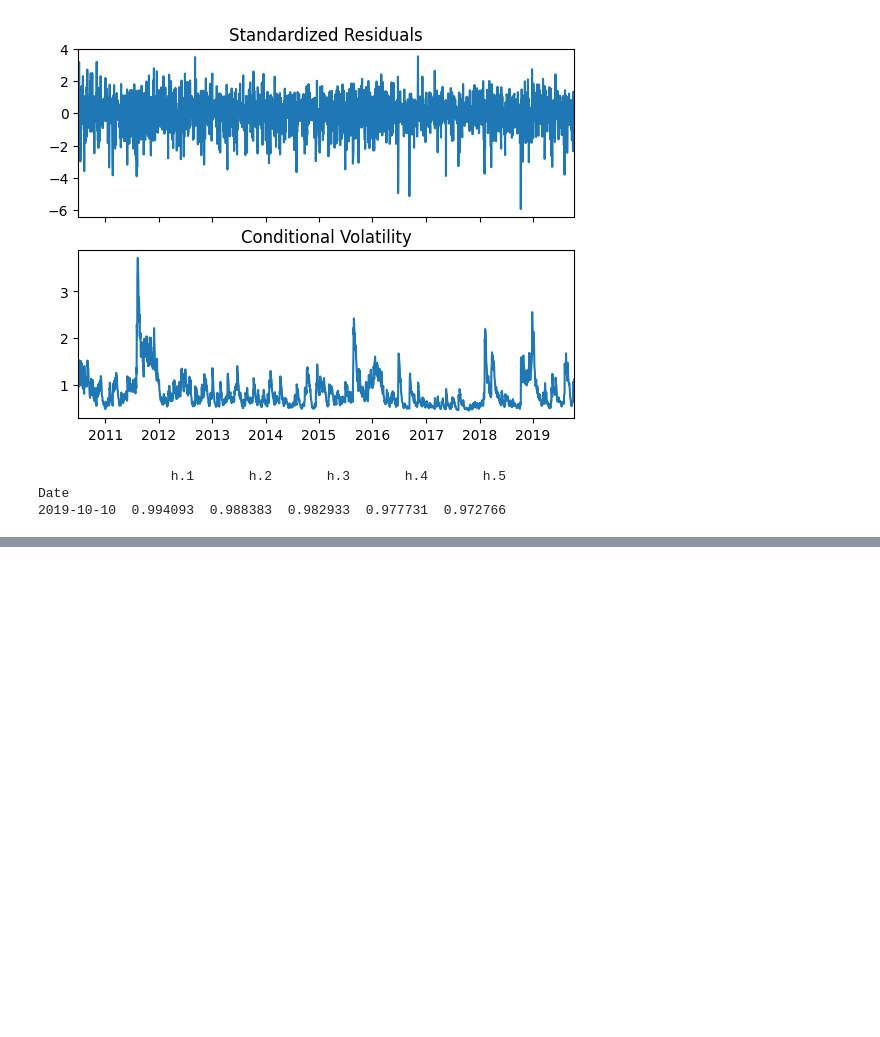
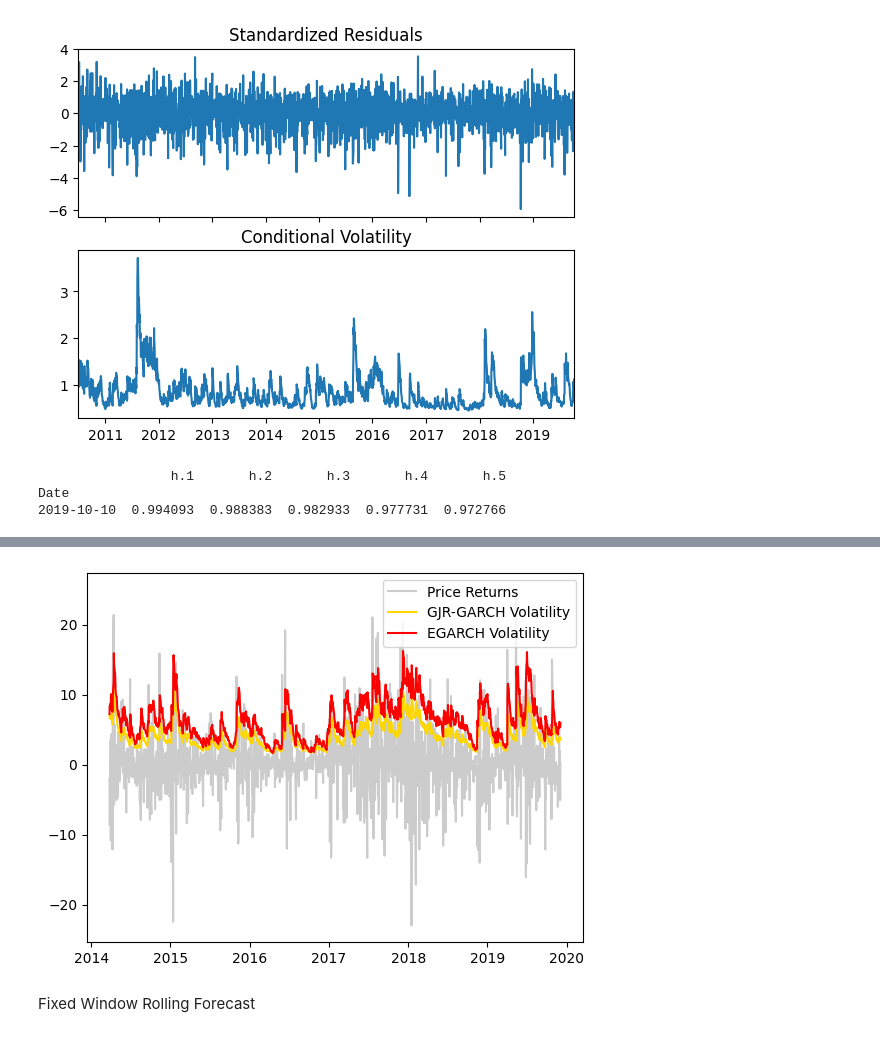
Before and after one commit to imoore99/GARCH, a Jupyter notebook: GARCH.ipynb, the cells around one changed output, grey strips where cells are left out. Cells and saved outputs as stored; diff of their text form; code cells hidden in the pictures; blank space fills up the shorter version.

```diff
--- a/GARCH.ipynb
+++ b/GARCH.ipynb
@@ -111,0 +184,9 @@ Date
+# %%
+# Specify model assumptions
+gjr_gm = arch_model(bitcoin_data['Return'], p = 1, q = 1, o = 1, vol = 'GARCH', dist = 't')
+
+# Fit the model
+gjrgm_result = gjr_gm.fit(disp = 'off')
+
+# Print model fitting summary
+print(gjrgm_result.summary())
@@ -111,0 +213,9 @@ Date
+# %%
+# Specify model assumptions
+egarch_gm = arch_model(bitcoin_data['Return'], p = 1, q = 1, o =1, vol = 'EGARCH', dist = 't')
+
+# Fit the model
+egarch_result = egarch_gm.fit(disp = 'off')
+
+# Print model fitting summary
+print(egarch_result.summary())
@@ -111,0 +240,2 @@ Date
+# %%
+gjrgm_vol = gjrgm_result.conditional_volatility
@@ -111,0 +258,2 @@ Date
+# %%
+egarch_vol = egarch_result.conditional_volatility
@@ -111,0 +276,16 @@ Date
+# %%
+# Plot the actual Bitcoin returns
+plt.plot(bitcoin_data['Return'], color = 'grey', alpha = 0.4, label = 'Price Returns')
+
+# Plot GJR-GARCH estimated volatility
+plt.plot(gjrgm_vol, color = 'gold', label = 'GJR-GARCH Volatility')
+
+# Plot EGARCH  estimated volatility
+plt.plot(egarch_vol, color = 'red', label = 'EGARCH Volatility')
+
+plt.legend(loc = 'upper right')
+plt.show()
+# %% [output]
+[figure, added]
+# %% [markdown]
+Fixed Window Rolling Forecast
```
Also changed, not shown: parts of 23 cells of this notebook.
